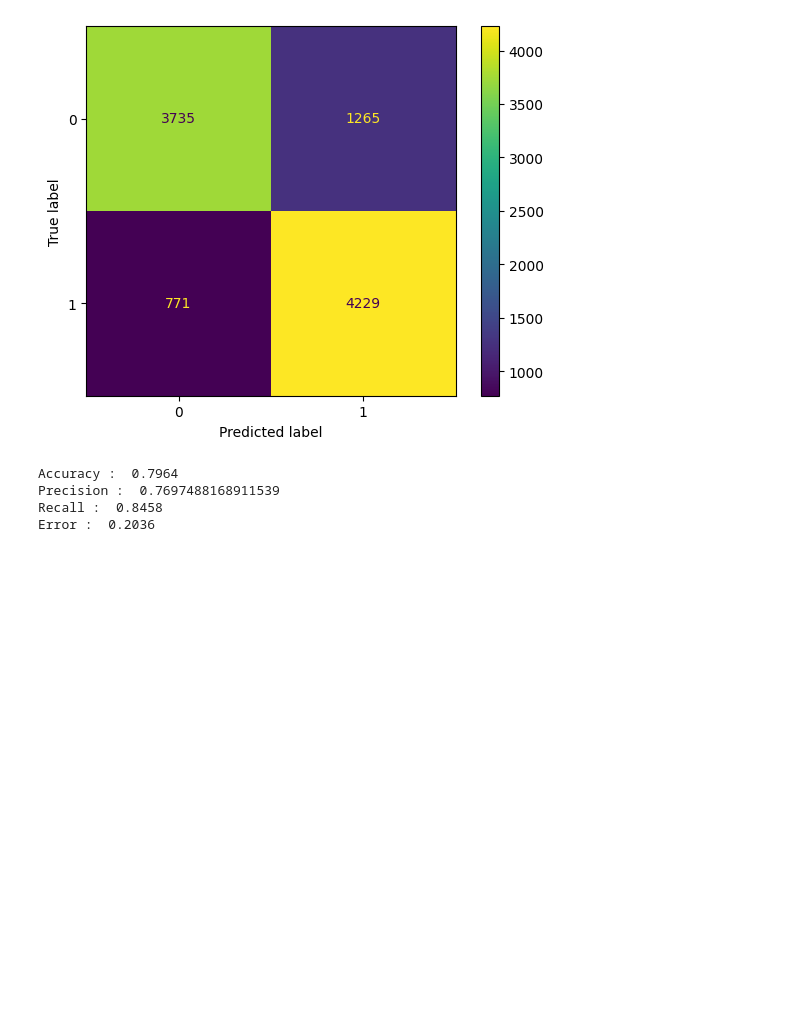
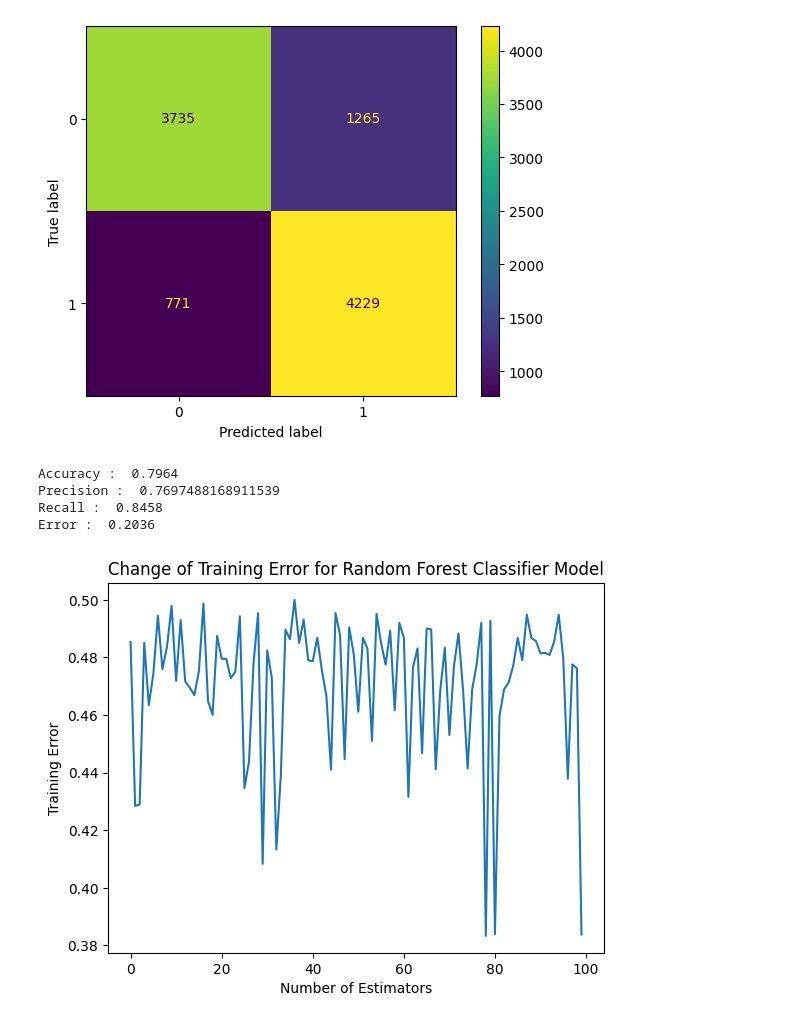
Before and after one commit to dilawarr/CineSense, a Jupyter notebook: model_3/model_3.ipynb, the cells around one changed output. Saved outputs shown, nothing was run; the diff lists cells and outputs as text; code cells hidden in the pictures; blank space fills up the shorter version.

```diff
--- a/model_3/model_3.ipynb
+++ b/model_3/model_3.ipynb
@@ -310,3 +310,16 @@ Accuracy :  0.7964
 Precision :  0.7697488168911539
 Recall :  0.8458
 Error :  0.2036
+# %%
+train_errors = []
+for i, estimator in enumerate(model.estimators_):
+    train_errors.append(1 - estimator.score(X_train, Y_train))
+
+# Plot change of error graph
+plt.plot(train_errors)
+plt.xlabel('Number of Estimators')
+plt.ylabel('Training Error')
+plt.title('Change of Training Error for Random Forest Classifier Model')
+plt.show()
+# %% [output]
+[figure, added]
```
Also changed, not shown: 3 other files.
